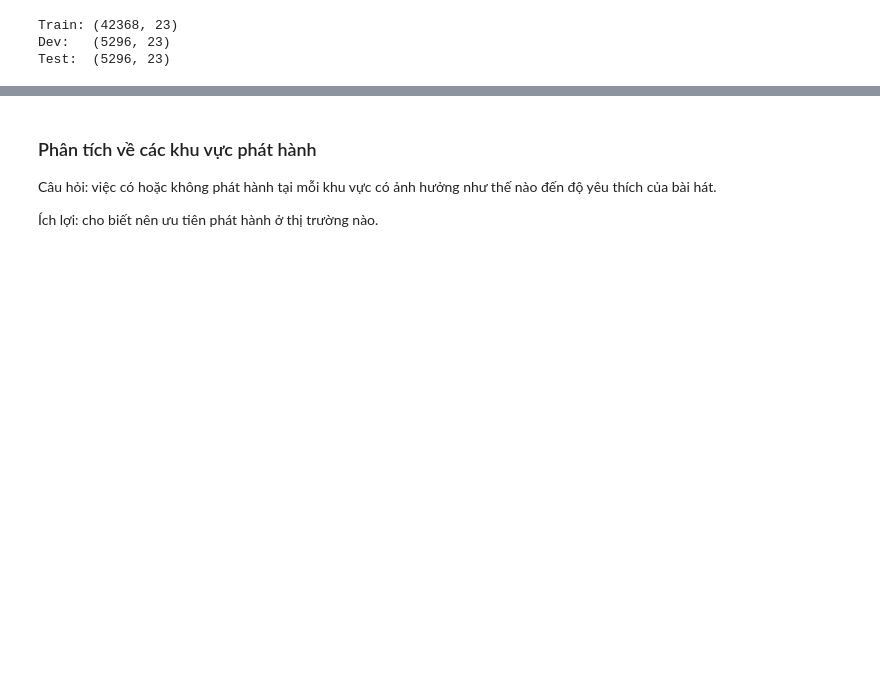
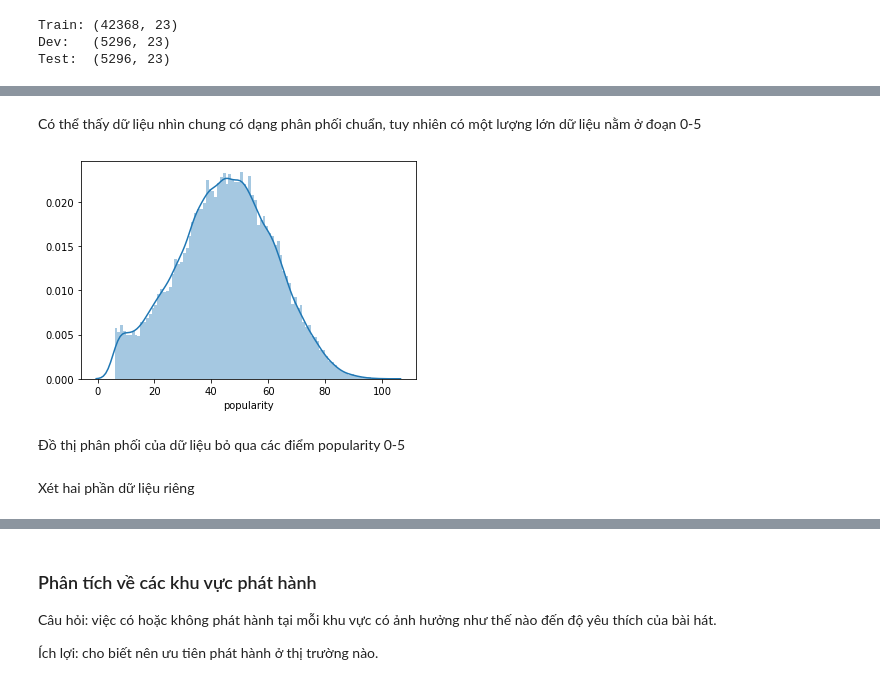
Before and after one commit to ntnhan54/DS_EndTermProject, a Jupyter notebook: analysis.ipynb, the cells around one changed output, grey strips where cells are left out. Drawn from its saved outputs; the diff is of its cells as text; code cells hidden in the pictures; blank space fills up the shorter version.

```diff
--- a/analysis.ipynb
+++ b/analysis.ipynb
@@ -152,0 +187,10 @@ Test:  (5296, 23)
+# %% [markdown]
+Có thể thấy dữ liệu nhìn chung có dạng phân phối chuẩn, tuy nhiên có một lượng lớn dữ liệu nằm ở đoạn 0-5
+# %%
+sns.distplot(pop[pop > 5], np.arange(0, 101));
+# %% [output]
+[figure, added]
+# %% [markdown]
+Đồ thị phân phối của dữ liệu bỏ qua các điểm popularity 0-5
+# %% [markdown]
+Xét hai phần dữ liệu riêng
```
Also changed, not shown: parts of 35 cells of this notebook.
